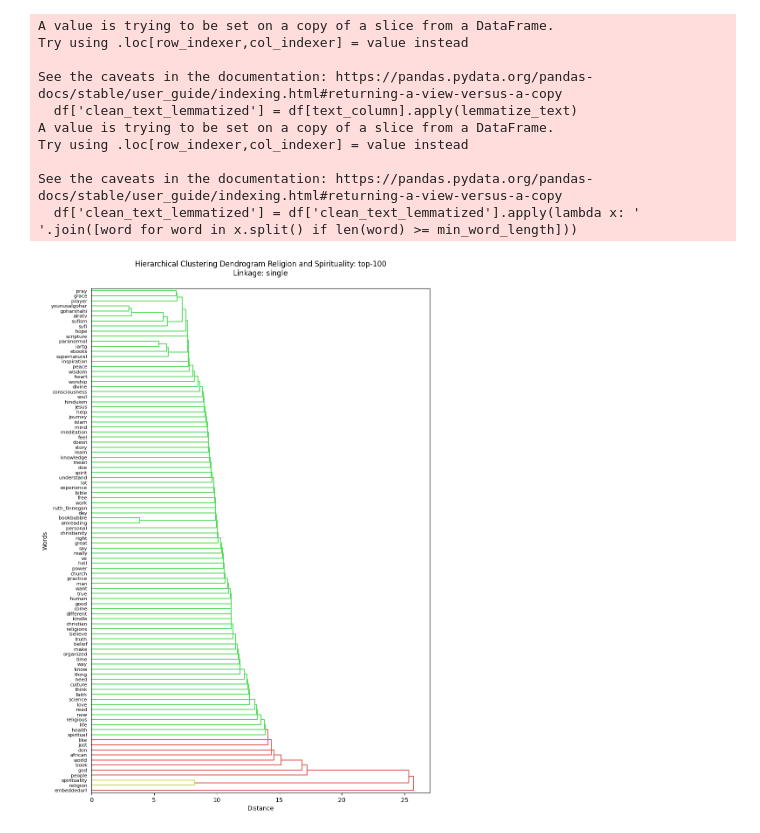
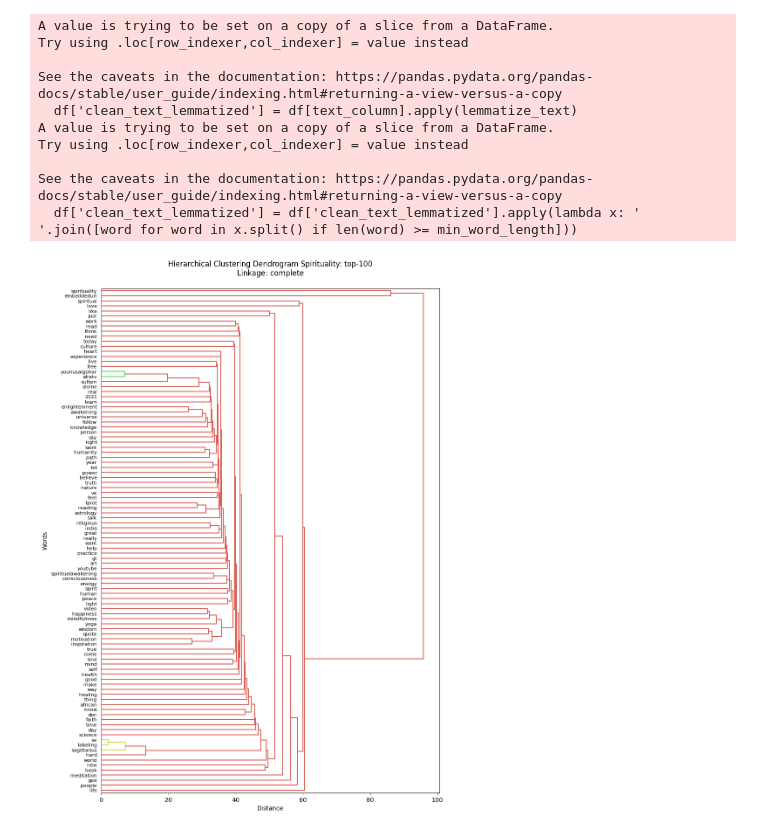
Before and after one commit to ahmad-zurih/topic_modelling, a Jupyter notebook: hierarchical_clustering/agglomerative_clustering.ipynb, the cells around one changed output. Drawn from its saved outputs; the diff is of its cells as text; code cells hidden in the pictures.

```diff
--- a/hierarchical_clustering/agglomerative_clustering.ipynb
+++ b/hierarchical_clustering/agglomerative_clustering.ipynb
@@ -40,7 +40,7 @@ def hierarchical_clustering(X_transposed, method):
 
 
 def plot_dendrogram_save(linkage_matrix, labels, method, orientation='right', leaf_rotation=0, leaf_font_size=8,
-                          color_threshold=None):
+                          color_threshold=10):
     custom_palette = sns.color_palette("hls")
     sns.set_palette(custom_palette)
 
@@ -53,7 +53,7 @@ def plot_dendrogram_save(linkage_matrix, labels, method, orientation='right', le
         leaf_font_size=leaf_font_size, color_threshold=color_threshold,\
             distance_sort=True)
 
-    plt.title(f'Hierarchical Clustering Dendrogram Religion and Spirituality: top-100\nLinkage: {method}\n')
+    plt.title(f'Hierarchical Clustering Dendrogram Spirituality: top-100\nLinkage: {method}\n')
     plt.xlabel('Distance')
     plt.ylabel('Words')
 
@@ -61,36 +61,36 @@ def plot_dendrogram_save(linkage_matrix, labels, method, orientation='right', le
     folder_path = 'dendrograms_True_100'
     if not os.path.exists(folder_path):
         os.makedirs(folder_path)
-    plt.savefig(f'{folder_path}/religion_AND_spirituality_{method}_100.png')
+    plt.savefig(f'{folder_path}/spirituality_{method}_100.png')
     plt.show()
 
 
 
 file_path = '/Users/shtosti/Dropbox/study/UZH/FW23/SMA/topic_modelling_DEPO/data/with_clean_keybert_bigrams.csv'
 df = load_dataset(file_path)
 df_spirituality = df[df['clean_text'].str.contains('spirituality', case=False) & ~df['clean_text'].str.contains('religion', case=False)]
 df_religion = df[df['clean_text'].str.contains('religion', case=False) & ~df['clean_text'].str.contains('spirituality', case=False)]
 df_both = df[df['clean_text'].str.contains('spirituality', case=False) & df['clean_text'].str.contains('religion', case=False)]
 
-X, feature_names = preprocess_data(df_both)
+X, feature_names = preprocess_data(df_spirituality)
 X_transposed = X.T
 
 # linkage methods to try
-linkage_methods = ['single', 'complete', 'average', 'ward', 'centroid', 'median']
+linkage_methods = ['complete', 'average', 'ward']
 
 
 for method in linkage_methods:
     linkage_matrix = hierarchical_clustering(X_transposed, method=method)
     plot_dendrogram_save(linkage_matrix, feature_names, method)
 # %% [output]
 A value is trying to be set on a copy of a slice from a DataFrame.
 Try using .loc[row_indexer,col_indexer] = value instead
 
 See the caveats in the documentation: https://pandas.pydata.org/pandas-docs/stable/user_guide/indexing.html#returning-a-view-versus-a-copy
   df['clean_text_lemmatized'] = df[text_column].apply(lemmatize_text)
 A value is trying to be set on a copy of a slice from a DataFrame.
 Try using .loc[row_indexer,col_indexer] = value instead
 
 See the caveats in the documentation: https://pandas.pydata.org/pandas-docs/stable/user_guide/indexing.html#returning-a-view-versus-a-copy
   df['clean_text_lemmatized'] = df['clean_text_lemmatized'].apply(lambda x: ' '.join([word for word in x.split() if len(word) >= min_word_length]))
-[figure, old version]
+[figure, new version]
```
Also changed, not shown: parts of 1 cell of this notebook, 31 other files.
